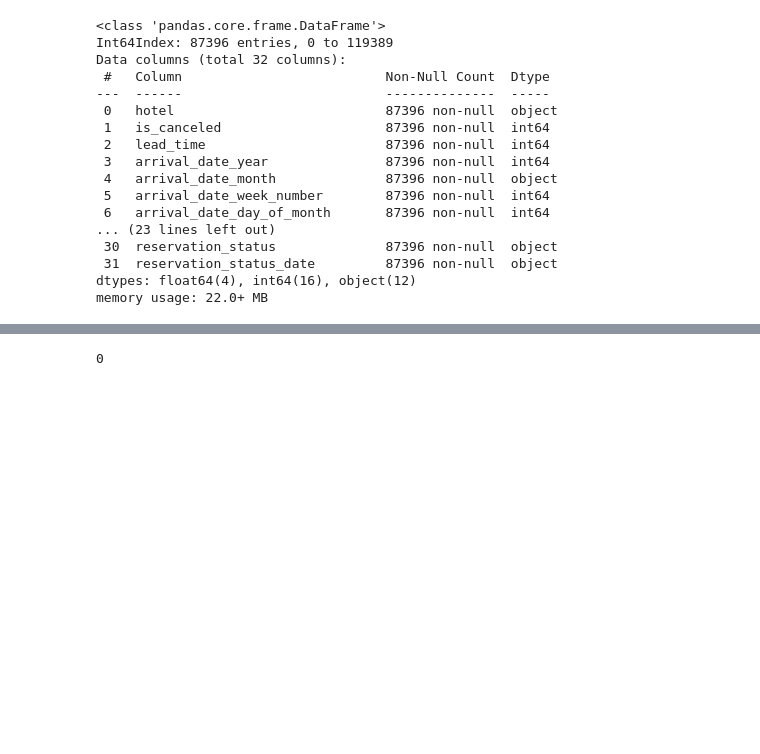
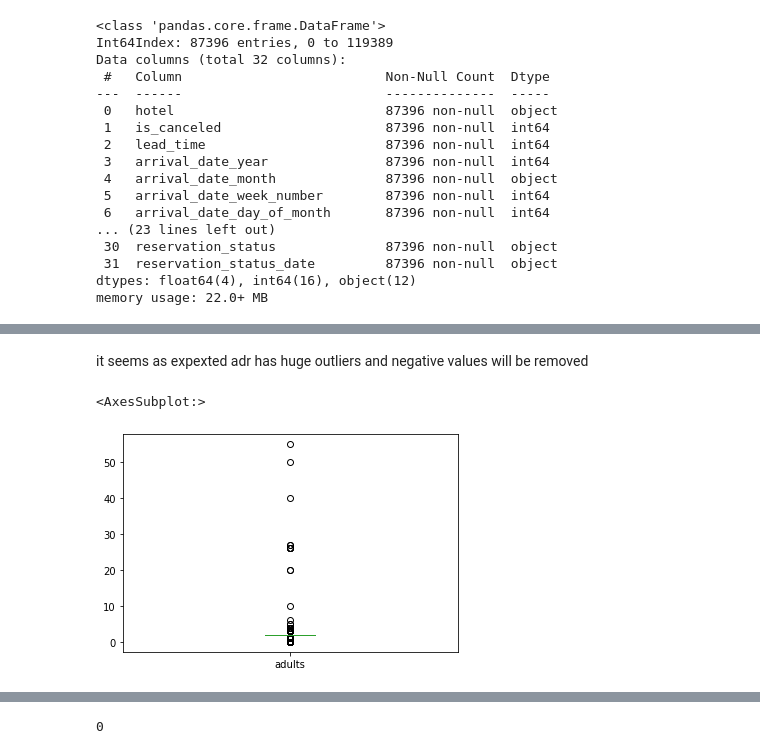
Before and after one commit to karimamd/Movies_Dataset_Analysis, a Jupyter notebook: hotel.ipynb, the cells around one changed output, grey strips where cells are left out. Cells and saved outputs as stored; diff of their text form; code cells hidden in the pictures; blank space fills up the shorter version.

```diff
--- a/hotel.ipynb
+++ b/hotel.ipynb
@@ -49,0 +71,7 @@ memory usage: 22.0+ MB
+# %% [markdown]
+it seems as expexted adr has huge outliers and negative values will be removed
+# %%
+hotel.adults.plot(kind='box')
+# %% [output]
+<AxesSubplot:>
+[figure, added]
```
Also changed, not shown: parts of 13 cells of this notebook.
